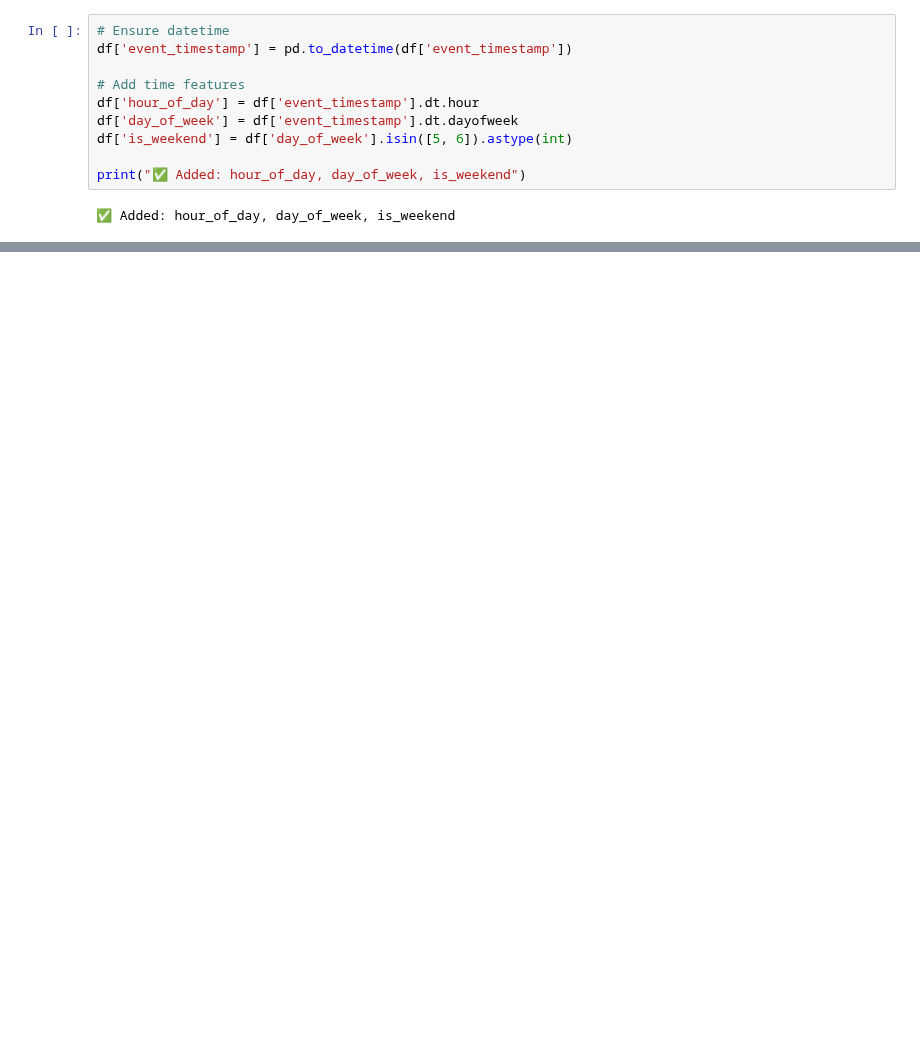
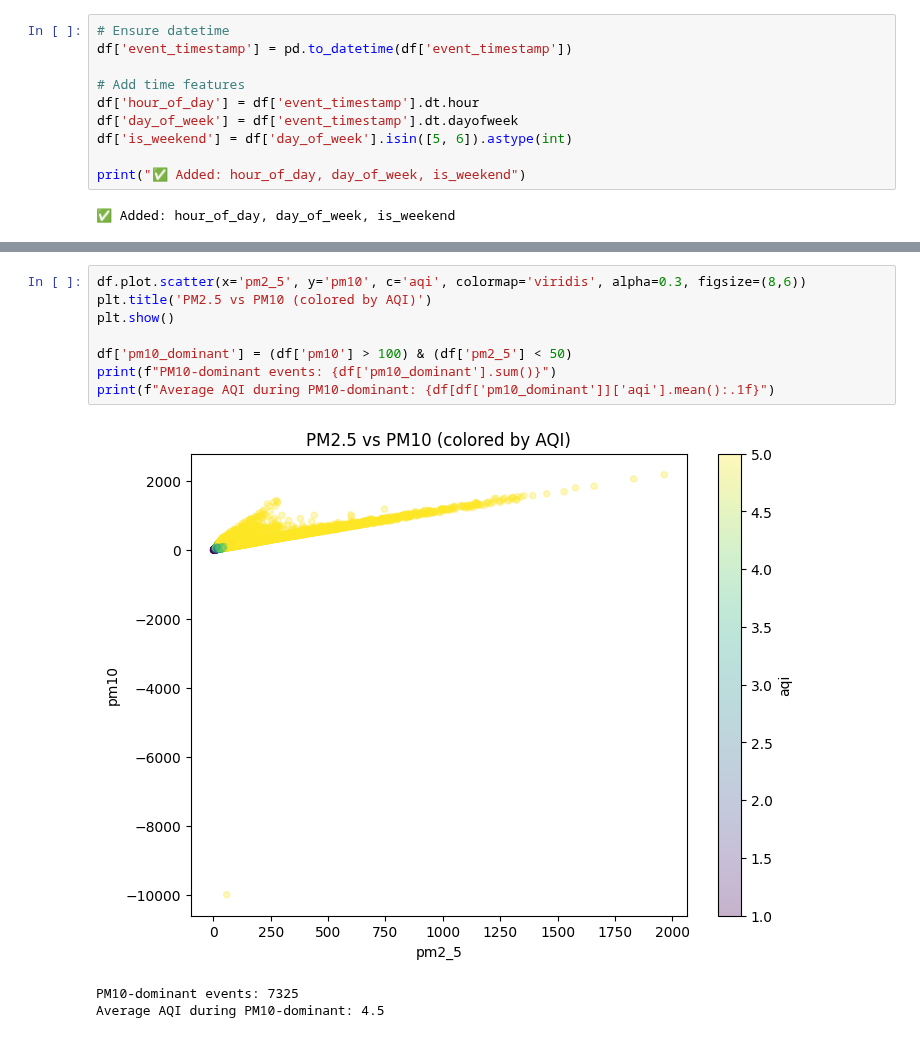
Before and after one commit to Zealox12/pearls-aqi-predictor, a Jupyter notebook: EDA.ipynb, the cells around one changed output, grey strips where cells are left out. Saved outputs shown, nothing was run; the diff lists cells and outputs as text; blank space fills up the shorter version.

```diff
--- a/EDA.ipynb
+++ b/EDA.ipynb
@@ -218,0 +211,12 @@ plt.show()
+# %%
+df.plot.scatter(x='pm2_5', y='pm10', c='aqi', colormap='viridis', alpha=0.3, figsize=(8,6))
+plt.title('PM2.5 vs PM10 (colored by AQI)')
+plt.show()
+
+df['pm10_dominant'] = (df['pm10'] > 100) & (df['pm2_5'] < 50)
+print(f"PM10-dominant events: {df['pm10_dominant'].sum()}")
+print(f"Average AQI during PM10-dominant: {df[df['pm10_dominant']]['aqi'].mean():.1f}")
+# %% [output]
+[figure, added]
+PM10-dominant events: 7325
+Average AQI during PM10-dominant: 4.5
```
Also changed, not shown: parts of 19 cells of this notebook, 7 other files.
